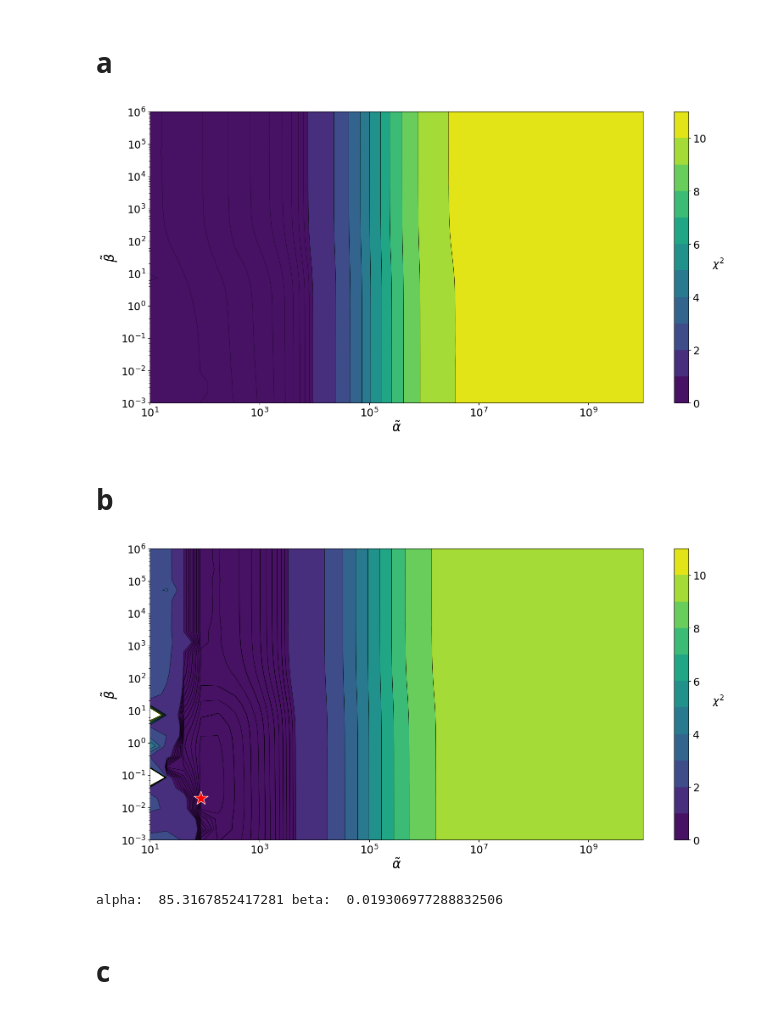
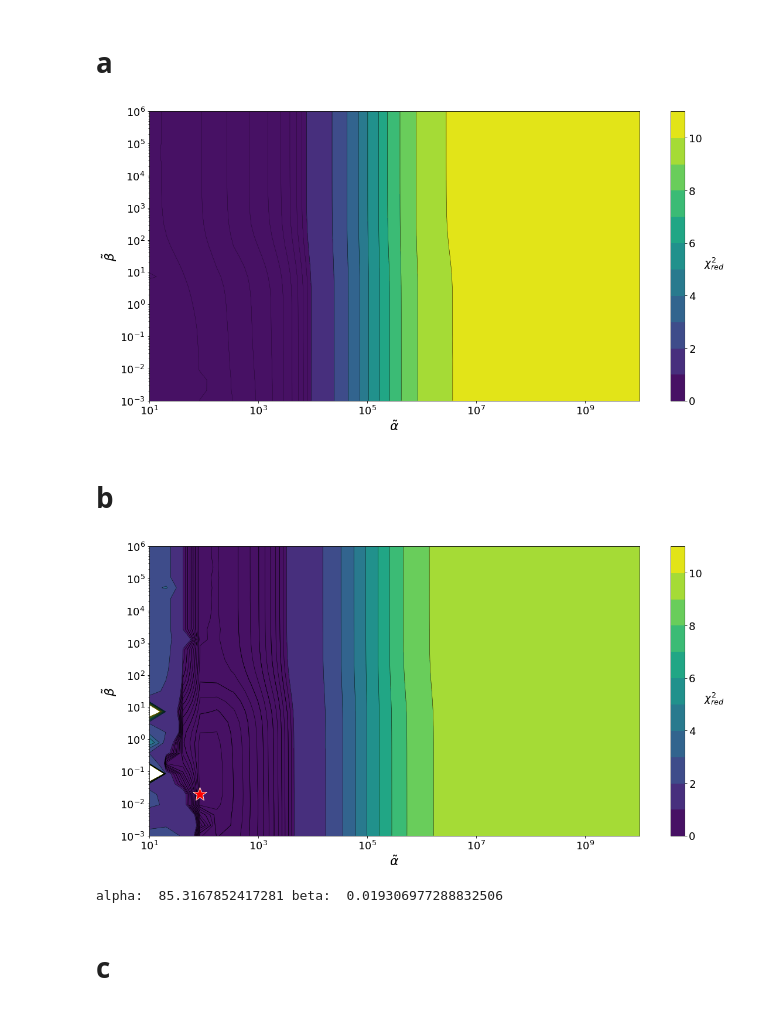
Before and after one commit to bussilab/forward-model-optimization, a Jupyter notebook: Main_text_figures.ipynb, the cells around one changed output. Drawn from its saved outputs; the diff is of its cells as text; code cells hidden in the pictures.

```diff
--- a/Main_text_figures.ipynb
+++ b/Main_text_figures.ipynb
@@ -18,25 +18,25 @@ frame=(16,8)
 # %%
 plt.figure(figsize=frame)
 levels = np.arange(0, 12, 1)
 plt.contourf(X,Y,chi2_training_noR, levels=levels, cmap='viridis')
 cbar = plt.colorbar(format = '%1.0f')
 for t in cbar.ax.get_yticklabels():
      t.set_fontsize(18)
-cbar.set_label(r'$\chi^2$',rotation=0, labelpad=20,weight='bold',fontsize=18)
+cbar.set_label(r'$\chi_{red}^2$',rotation=0, labelpad=20,weight='bold',fontsize=18)
 plt.contour(X,Y,chi2_training_noR, levels=levels,colors='black',linewidths=0.5)
 levels = np.arange(0, 1, 0.1)
 plt.contour(X,Y,chi2_training_noR, colors='black', levels=levels,linewidths=0.25)
 \
 plt.xlabel(r'$\tilde{\alpha}$',fontsize=22)
 plt.ylabel(r'$\tilde{\beta}$',fontsize=22)
 plt.xscale('log')
 plt.yscale('log')
 plt.xticks(fontsize=18)
 plt.yticks(fontsize=18)
 plt.tight_layout()
 plt.show()
 # %% [output]
-[figure, old version]
+[figure, new version]
 # %% [markdown]
 # b
 # %%
@@ -47,7 +47,7 @@ cbar = plt.colorbar(format = '%1.0f')
 plt.contour(X,Y,chi2_validation_noR, levels=levels, colors='black',linewidths=0.5)
 for t in cbar.ax.get_yticklabels():
      t.set_fontsize(18)
-cbar.set_label(r'$\chi^2$',rotation=0, labelpad=20,weight='bold',fontsize=18)
+cbar.set_label(r'$\chi_{red}^2$',rotation=0, labelpad=20,weight='bold',fontsize=18)
 levels = np.arange(0, 1, 0.1)
 plt.contour(X,Y,chi2_validation_noR, levels=levels, colors='black',linewidths=0.5)
 levels = np.arange(0, 1, 0.05)
@@ -68,7 +68,7 @@ plt.show()
 
 print('alpha: ',X[col[0]],'beta: ', Y[row[0]])
 # %% [output]
-[figure, old version]
+[figure, new version]
 alpha:  85.3167852417281 beta:  0.019306977288832506
 # %% [markdown]
 # c
```
Also changed, not shown: parts of 2 cells of this notebook.
